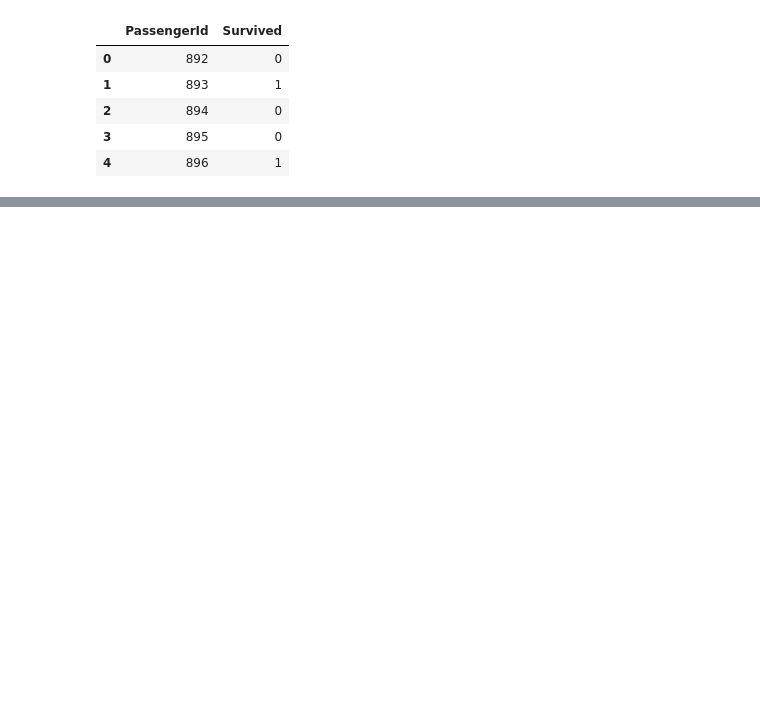
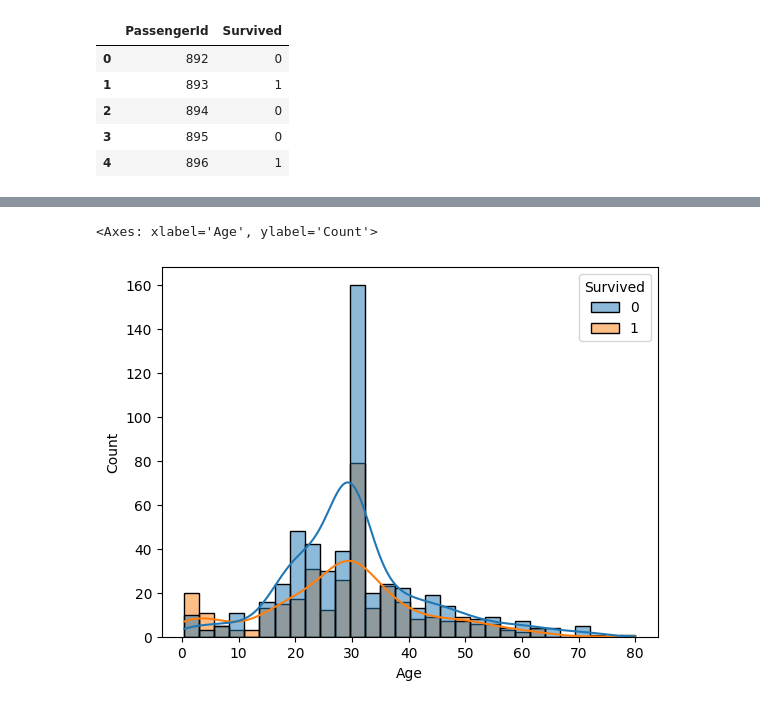
Before and after one commit to cauancalmeida/Desafios_Kaggle, a Jupyter notebook: Desafio_Titanic.ipynb, the cells around one changed output, grey strips where cells are left out. Cells and saved outputs as stored; diff of their text form; code cells hidden in the pictures; blank space fills up the shorter version.

```diff
--- a/Desafio_Titanic.ipynb
+++ b/Desafio_Titanic.ipynb
@@ -36,0 +159,5 @@ df_sub.head()
+# %%
+sns.histplot(x='Age', hue='Survived', data=df_train,kde=True)
+# %% [output]
+<Axes: xlabel='Age', ylabel='Count'>
+[figure, added]
```
Also changed, not shown: parts of 18 cells of this notebook.
